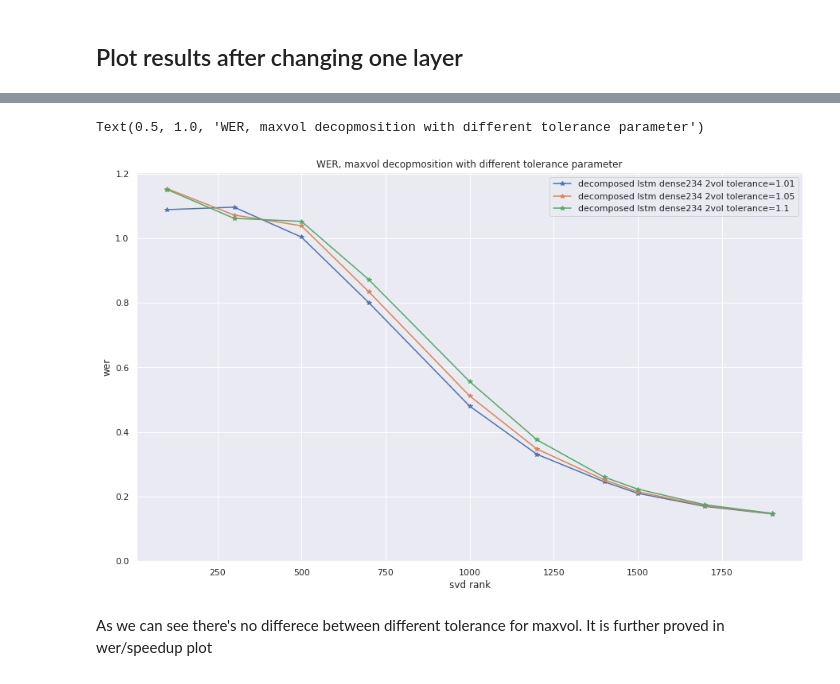
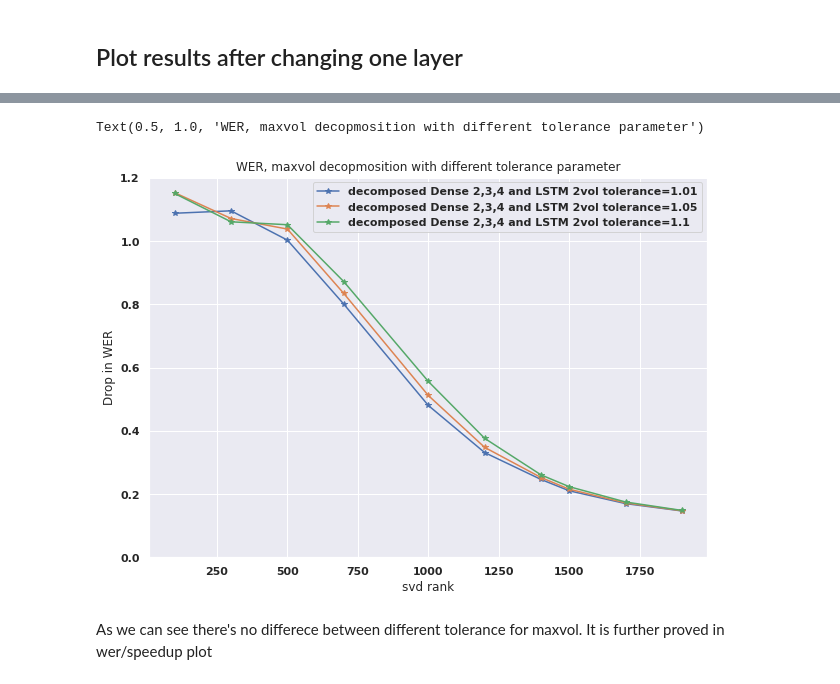
Before and after one commit to qbit-/Automatic-Speech-Recognition, a Jupyter notebook: notebooks/maxvol_convertation.ipynb, the cells around one changed output, grey strips where cells are left out. Saved outputs shown, nothing was run; the diff lists cells and outputs as text; code cells hidden in the pictures.

```diff
--- a/notebooks/maxvol_convertation.ipynb
+++ b/notebooks/maxvol_convertation.ipynb
@@ -442,17 +576,17 @@ plot_metric_maxvol('cers', ranks, tol,['2vol'], ['lstm_1', 'dense_2', 'dense_3',
 # %%
-plt.figure(figsize=(15,9))
+plt.figure(figsize=(10,7))
 metric_name = 'wers'
 for tol in [1.01, 1.05, 1.1]:
     wers = np.load(f'./maxvol_stats/2vol_tol{tol}_{metric_name}.npy')
-    plt.plot(ranks, wers, '-*', label=f'decomposed lstm dense234 2vol tolerance={tol}')
+    plt.plot(ranks, wers, '-*', label=f'decomposed Dense 2,3,4 and LSTM 2vol tolerance={tol}')
 plt.xlabel('svd rank')
-plt.ylabel('wer')
+plt.ylabel('Drop in WER')
 plt.ylim([0, None])
 plt.legend()
 plt.title('WER, maxvol decopmosition with different tolerance parameter')
 # %% [output]
 Text(0.5, 1.0, 'WER, maxvol decopmosition with different tolerance parameter')
-[figure, old version]
+[figure, new version]
 # %% [markdown]
 As we can see there's no differece between different tolerance for maxvol. It is further proved in wer/speedup plot
 # %%
```
Also changed, not shown: parts of 23 cells of this notebook, 31 other files.
